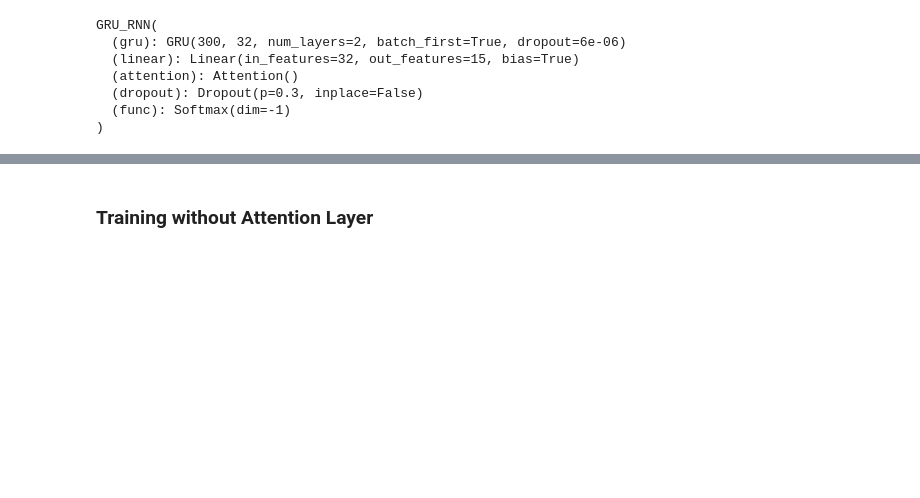
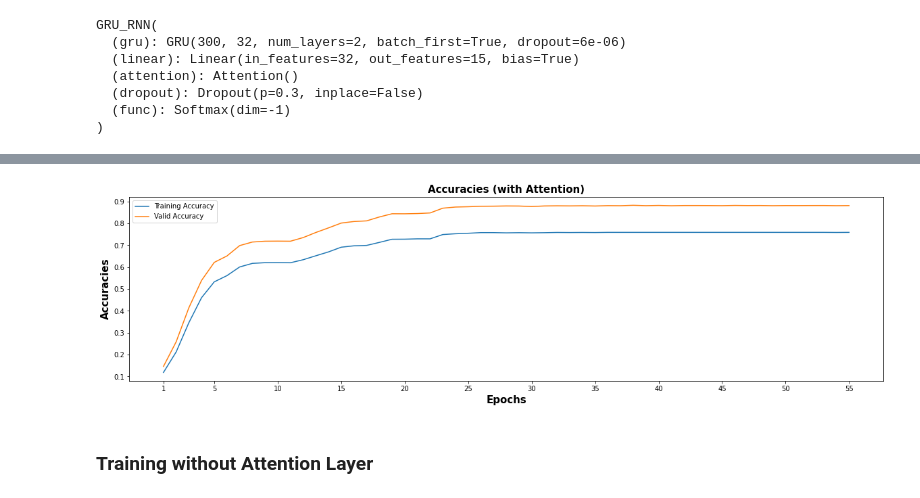
Before and after one commit to AkshatYadav0/P_Lab, a Jupyter notebook: _build/jupyter_execute/attention.ipynb, the cells around one changed output, grey strips where cells are left out. Cells and saved outputs as stored; diff of their text form; code cells hidden in the pictures; blank space fills up the shorter version.

```diff
--- a/_build/jupyter_execute/attention.ipynb
+++ b/_build/jupyter_execute/attention.ipynb
@@ -436,3 +464,16 @@ Epoch: 55/55    Training Loss: 1.821784         Validation Loss: 1.841849
+# %%
+f = plt.figure()
+f.set_figwidth(20)
+f.set_figheight(5)
+plt.plot(x,tr_acc)
+plt.plot(x,val_acc)
+plt.xticks(xi)
+plt.xlabel("Epochs", fontweight='bold',color = 'Black', fontsize='15', horizontalalignment='center')
+plt.ylabel("Accuracies",fontweight='bold',color = 'Black', fontsize='15', horizontalalignment='center')
+plt.title("Accuracies (with Attention)",fontweight='bold',color = 'Black', fontsize='15', horizontalalignment='center')
+plt.legend(["Training Accuracy","Valid Accuracy"]);
+# %% [output]
+[figure, added]
 # %% [markdown]
 ### Training without Attention Layer
 # %%
```
Also changed, not shown: parts of 10 cells of this notebook, 16 other files.
